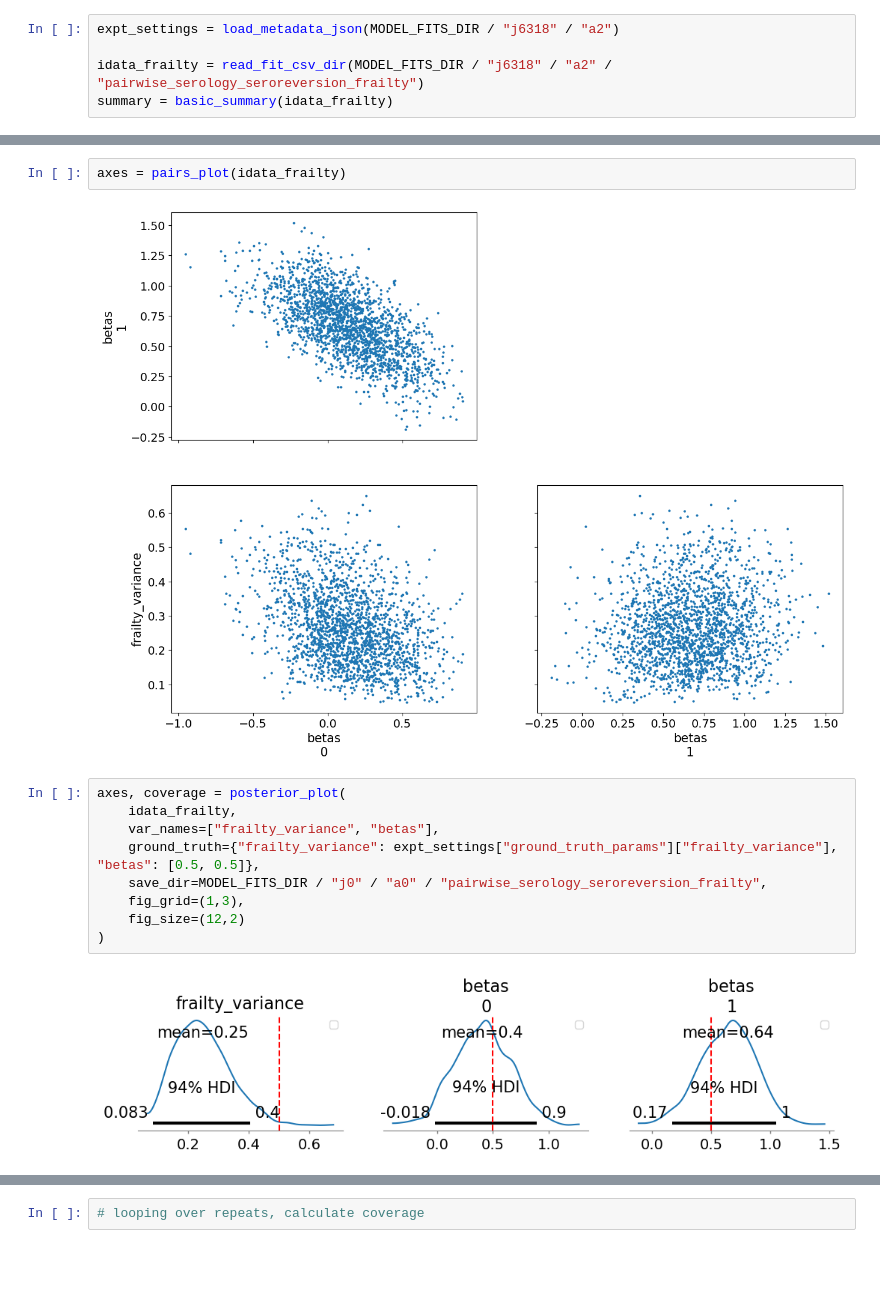
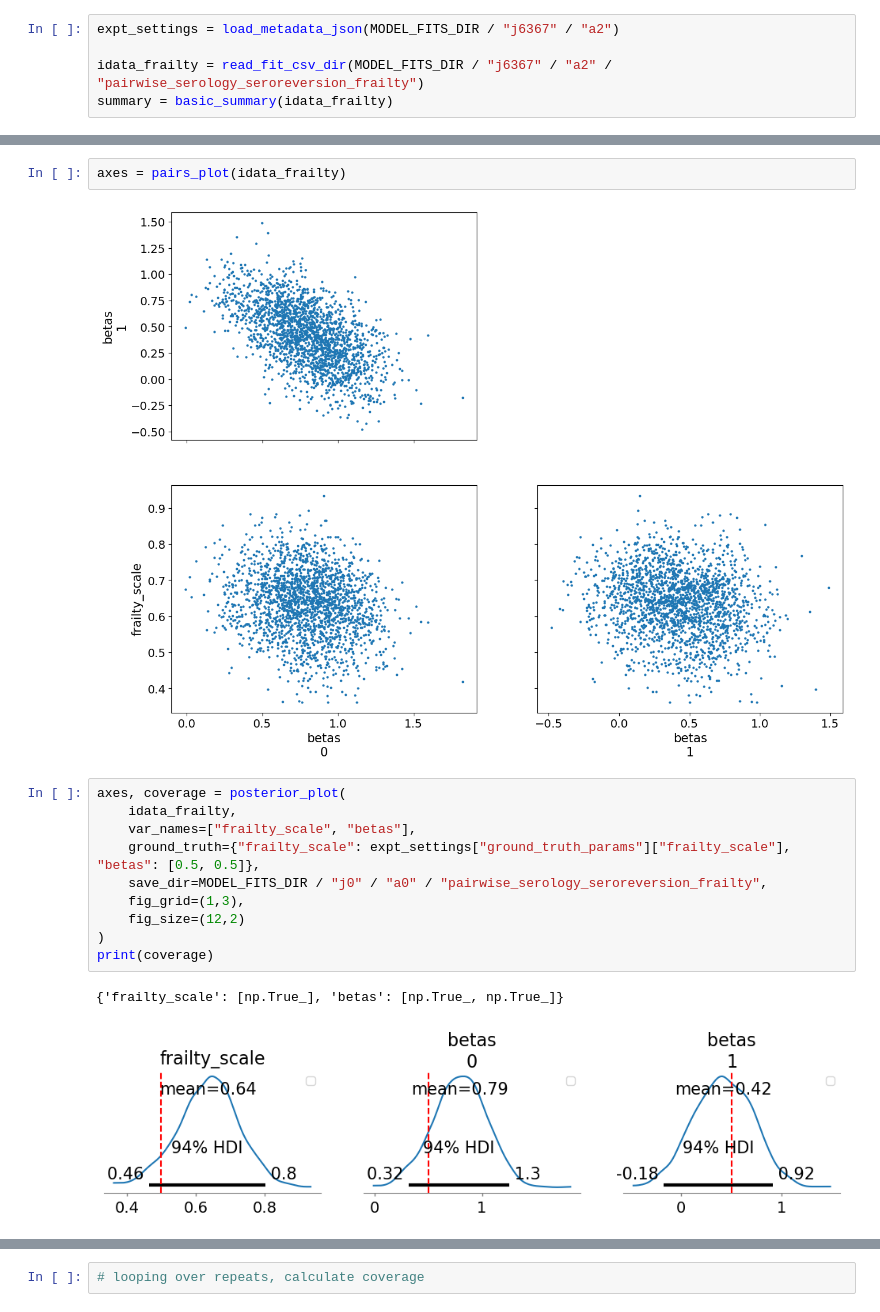
Before and after one commit to aleggs0/multipathogen-sero, a Jupyter notebook: multipathogen_sero/hpc_work/frailty_vs_interaction_analysis.ipynb, the cells around one changed output, grey strips where cells are left out. Drawn from its saved outputs; the diff is of its cells as text; blank space fills up the shorter version.

Commit message:
try non centred parameterisation with log normal frailty

```diff
--- a/multipathogen_sero/hpc_work/frailty_vs_interaction_analysis.ipynb
+++ b/multipathogen_sero/hpc_work/frailty_vs_interaction_analysis.ipynb
@@ -9,6 +7,6 @@ from multipathogen_sero.analyse_chains import *
 # %%
-expt_settings = load_metadata_json(MODEL_FITS_DIR / "j6318" / "a2")
+expt_settings = load_metadata_json(MODEL_FITS_DIR / "j6367" / "a2")
 
-idata_frailty = read_fit_csv_dir(MODEL_FITS_DIR / "j6318" / "a2" / "pairwise_serology_seroreversion_frailty")
+idata_frailty = read_fit_csv_dir(MODEL_FITS_DIR / "j6367" / "a2" / "pairwise_serology_seroreversion_frailty")
 summary = basic_summary(idata_frailty)
 # %% [output]
@@ -36,15 +34,17 @@ axes = trace_plot(idata_frailty, var_names = ["baseline_hazards", "betas", "frai
 # %%
 axes = pairs_plot(idata_frailty)
 # %% [output]
-[figure, old version]
+[figure, new version]
 # %%
 axes, coverage = posterior_plot(
     idata_frailty,
-    var_names=["frailty_variance", "betas"],
-    ground_truth={"frailty_variance": expt_settings["ground_truth_params"]["frailty_variance"], "betas": [0.5, 0.5]},
+    var_names=["frailty_scale", "betas"],
+    ground_truth={"frailty_scale": expt_settings["ground_truth_params"]["frailty_scale"], "betas": [0.5, 0.5]},
     save_dir=MODEL_FITS_DIR / "j0" / "a0" / "pairwise_serology_seroreversion_frailty",
     fig_grid=(1,3),
     fig_size=(12,2)
 )
+print(coverage)
 # %% [output]
+{'frailty_scale': [np.True_], 'betas': [np.True_, np.True_]}
-[figure, old version]
+[figure, new version]
```
Also changed, not shown: parts of 7 cells of this notebook, 5 other files.
